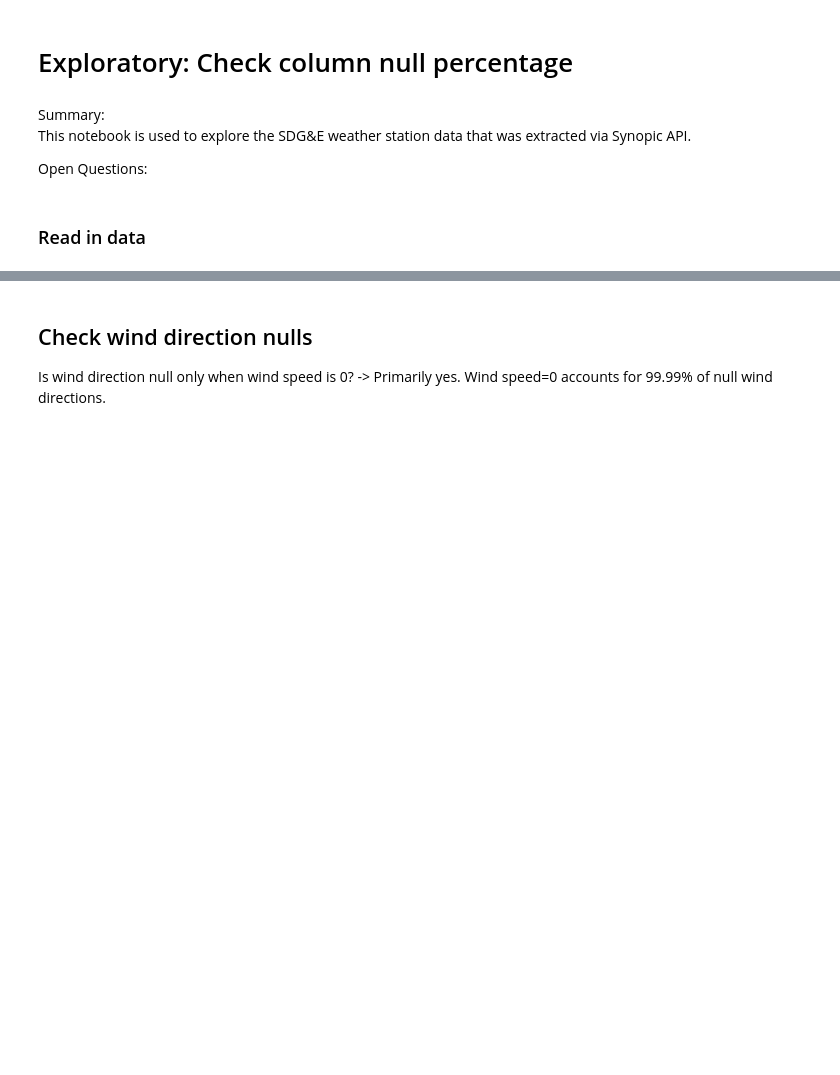
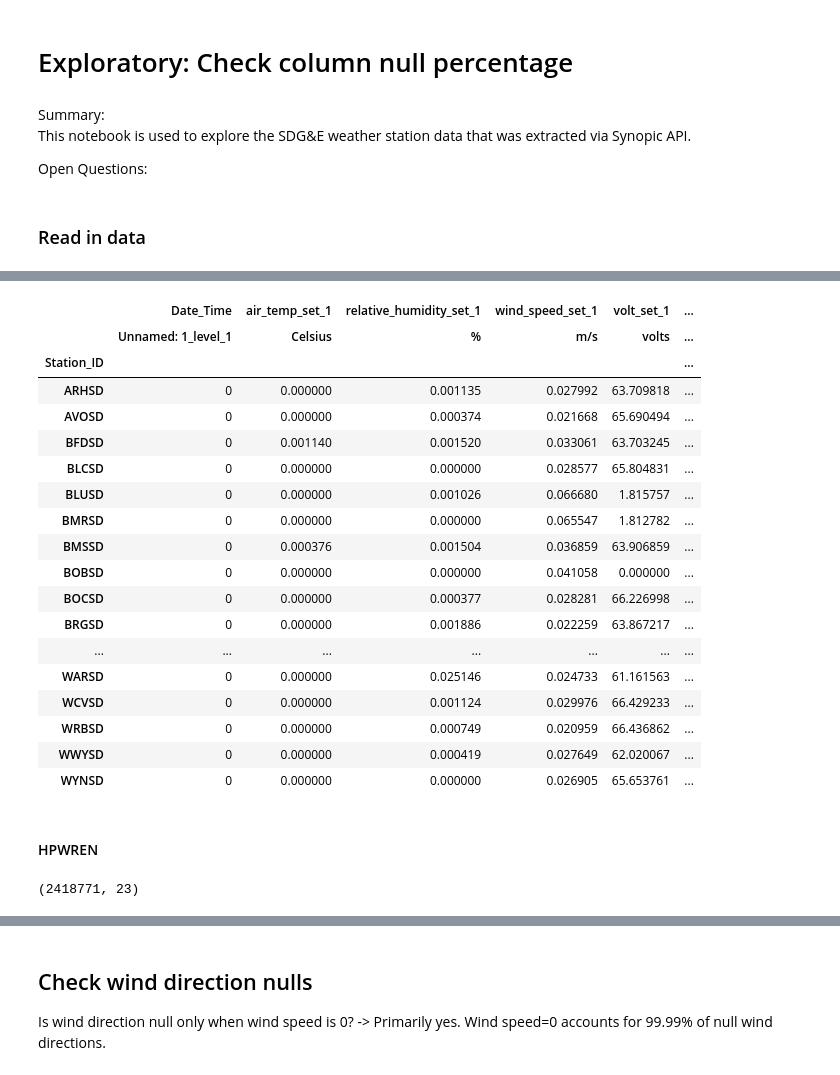
Before and after one commit to shaneluna/smokeynet-engineering, a Jupyter notebook: notebooks/weather/weather_explore.ipynb, the cells around one changed output, grey strips where cells are left out. Drawn from its saved outputs; the diff is of its cells as text; code cells hidden in the pictures; blank space fills up the shorter version.

```diff
--- a/notebooks/weather/weather_explore.ipynb
+++ b/notebooks/weather/weather_explore.ipynb
@@ -19,0 +31,39 @@ Wall time: 1min 6s
+# %%
+def calc_station_null_percentage(df: pd.DataFrame) -> pd.DataFrame:
+    """
+    Return dataframe with null percentage of each column for each station given a weather data dataframe.
+    """
+    tmp = df.set_index("Station_ID")
+
+    # get null counts of each column for each station
+    station_df = tmp.isna().groupby("Station_ID").sum()
+    # update index
+    # just take the station value in each list
+    orig_index = station_df.index.to_list()
+    new_index = [item[0] for item in orig_index]
+    station_df.index = pd.Index(new_index, name="Station_ID")
+
+    # get the total row count for each station
+    counts_df = (
+        tmp["Date_Time"]
+        .groupby("Station_ID")
+        .count()
+        .rename(columns={"Unnamed: 1_level_1": "row_count"})
+    )
+    # update index
+    # just take the station value in each list
+    orig_index = counts_df.index.to_list()
+    new_index = [item[0] for item in orig_index]
+    counts_df.index = pd.Index(new_index, name="Station_ID")
+
+    # calc null percentage
+    station_null_per_df = station_df.copy()
+    for station in counts_df.index:
+        # print(station)
+        # print(station_null_per_df.loc[station] / counts_df.loc[station]["row_count"])
+        # print(counts_df.loc[station]["row_count"])
+        station_null_per_df.loc[station] = (
+            station_null_per_df.loc[station] / counts_df.loc[station]["row_count"] * 100
+        )
+
+    return station_null_per_df
@@ -51,0 +101,5 @@ Wall time: 14.3 s
+# %%
+%%time
+sdge_station_null_per_df = calc_station_null_percentage(weather_sdge_df)
+sdge_station_null_per_df
+# %% [output]
@@ -51,0 +108,25 @@ Wall time: 14.3 s
+|  | Date_Time | air_temp_set_1 | relative_humidity_set_1 | wind_speed_set_1 | volt_set_1 | ... |
+|  | Unnamed: 1_level_1 | Celsius | % | m/s | volts | ... |
+| Station_ID |  |  |  |  |  | ... |
+| ARHSD | 0 | 0.000000 | 0.001135 | 0.027992 | 63.709818 | ... |
+| AVOSD | 0 | 0.000000 | 0.000374 | 0.021668 | 65.690494 | ... |
+| BFDSD | 0 | 0.001140 | 0.001520 | 0.033061 | 63.703245 | ... |
+| BLCSD | 0 | 0.000000 | 0.000000 | 0.028577 | 65.804831 | ... |
+| BLUSD | 0 | 0.000000 | 0.001026 | 0.066680 | 1.815757 | ... |
+| BMRSD | 0 | 0.000000 | 0.000000 | 0.065547 | 1.812782 | ... |
+| BMSSD | 0 | 0.000376 | 0.001504 | 0.036859 | 63.906859 | ... |
+| BOBSD | 0 | 0.000000 | 0.000000 | 0.041058 | 0.000000 | ... |
+| BOCSD | 0 | 0.000000 | 0.000377 | 0.028281 | 66.226998 | ... |
+| BRGSD | 0 | 0.000000 | 0.001886 | 0.022259 | 63.867217 | ... |
+| ... | ... | ... | ... | ... | ... | ... |
+| WARSD | 0 | 0.000000 | 0.025146 | 0.024733 | 61.161563 | ... |
+| WCVSD | 0 | 0.000000 | 0.001124 | 0.029976 | 66.429233 | ... |
+| WRBSD | 0 | 0.000000 | 0.000749 | 0.020959 | 66.436862 | ... |
+| WWYSD | 0 | 0.000000 | 0.000419 | 0.027649 | 62.020067 | ... |
+| WYNSD | 0 | 0.000000 | 0.000000 | 0.026905 | 65.653761 | ... |
+# %% [markdown]
+#### HPWREN
+# %%
+weather_hpwren_df.shape
+# %% [output]
+(2418771, 23)
```
Also changed, not shown: parts of 31 cells of this notebook, 5 other files.
